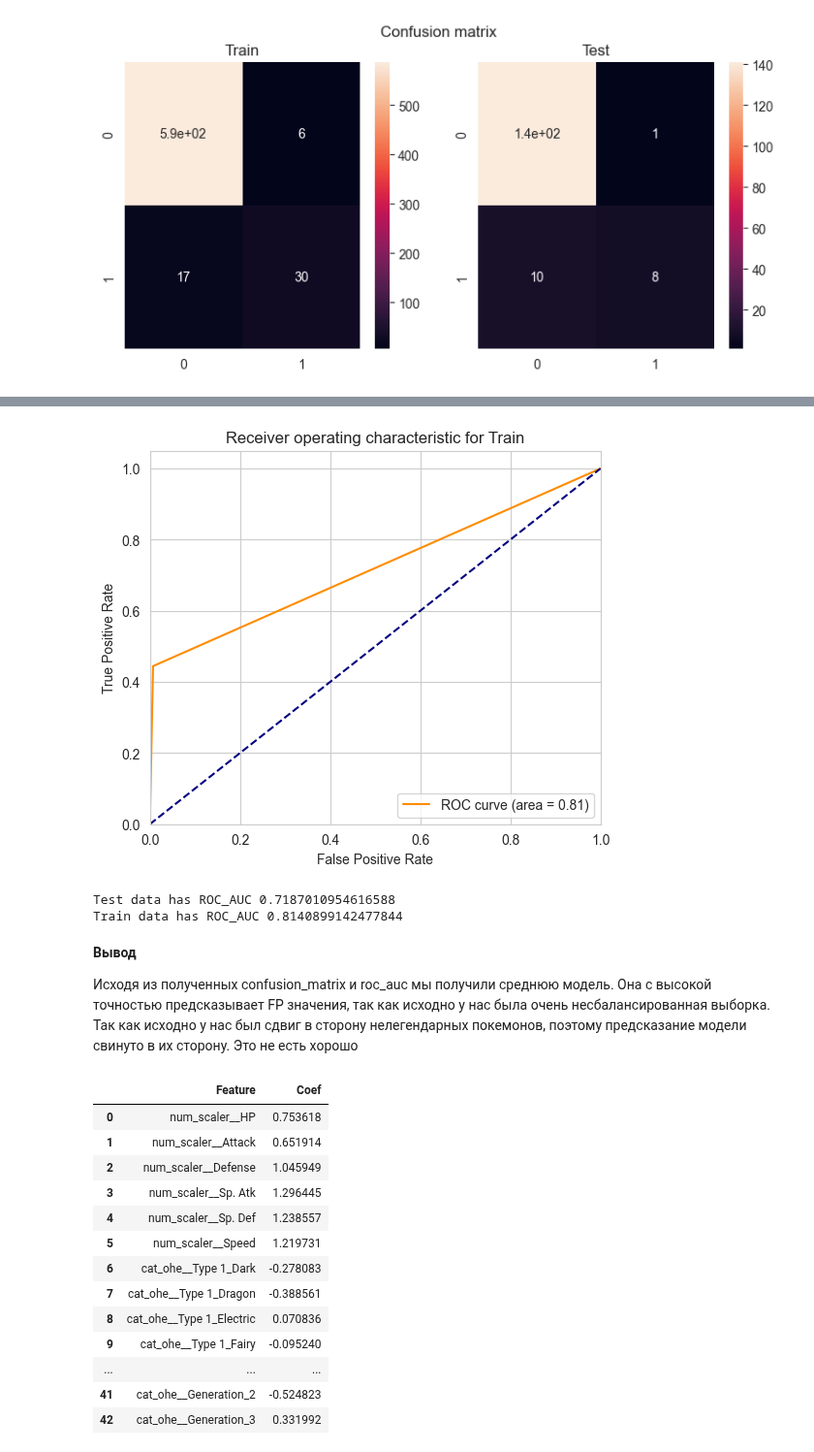
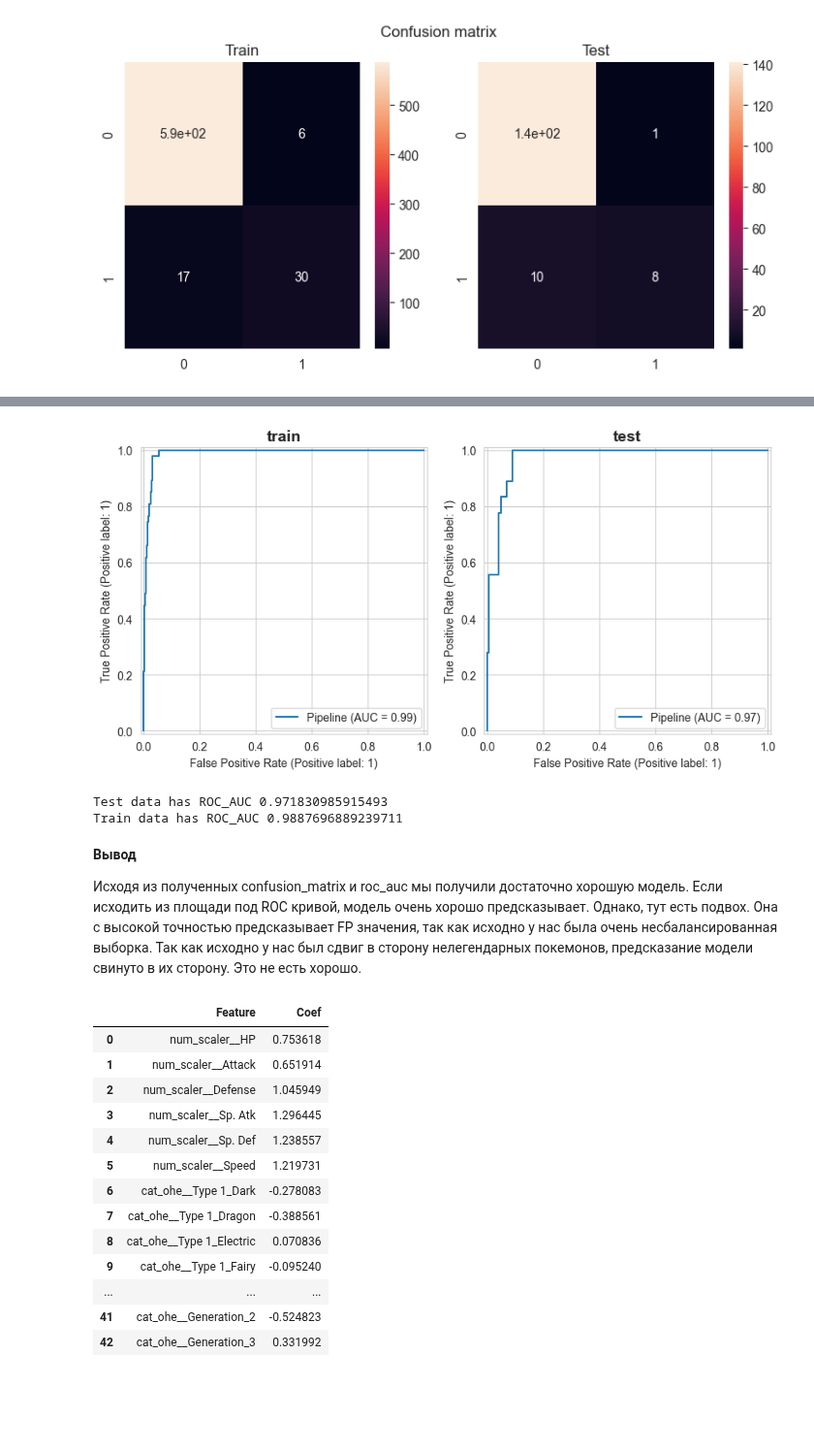
Before and after one commit to EkaterinShitik/BI_ML_2024, a Jupyter notebook: hw2_lr/code/Linear_models.ipynb, the cells around one changed output, grey strips where cells are left out. Shown at 97% size. Saved outputs shown, nothing was run; the diff lists cells and outputs as text; code cells hidden in the pictures; blank space fills up the shorter version.

Commit message:
Correct ROC-curves and conclusions

```diff
--- a/hw2_lr/code/Linear_models.ipynb
+++ b/hw2_lr/code/Linear_models.ipynb
@@ -1046,32 +1029,28 @@ plt.show()
-# %%
-# train
-fpr_train, tpr_train, thresholds_train = roc_curve(y_train, y_train_pred)
-roc_auc = auc(fpr_train, tpr_train)
-plt.figure(figsize=(6, 5))
-plt.plot(fpr_test, tpr_test, color='darkorange', label='ROC curve (area = %0.2f)' % roc_auc)
-plt.plot([0, 1], [0, 1], color='navy', linestyle='--')
-plt.xlim([0.0, 1.0])
-plt.ylim([0.0, 1.05])
-plt.xlabel('False Positive Rate')
-plt.ylabel('True Positive Rate')
-plt.title('Receiver operating characteristic for Train')
-plt.legend(loc="lower right")
-plt.show()
-# %% [output]
-[figure, removed]
+# %%
+# Строю ROC-curve и анализирую результаты
+
+fig, axes = plt.subplots(1, 2, figsize=(10, 5))
+
+RocCurveDisplay.from_estimator(glm_pipeline, X_train, y_train, ax=axes[0])
+axes[0].set_title("train", size=14, weight='bold')
+
+RocCurveDisplay.from_estimator(glm_pipeline, X_test, y_test, ax=axes[1])
+axes[1].set_title("test", size=14, weight='bold');
+# %% [output]
+[figure, added]
 # %%
 # Выполняю отдельно подсчёт площади под кривой
-roc_auc_score_test = roc_auc_score(y_test, y_test_pred)
-roc_auc_score_train = roc_auc_score(y_train, y_train_pred)
+roc_auc_score_test = roc_auc_score(y_test, glm_pipeline.predict_proba(X_test)[:, 1])
+roc_auc_score_train = roc_auc_score(y_train, glm_pipeline.predict_proba(X_train)[:, 1])
 print(f'Test data has ROC_AUC {roc_auc_score_test}')
 print(f'Train data has ROC_AUC {roc_auc_score_train}')
 # %% [output]
-Test data has ROC_AUC 0.7187010954616588
-Train data has ROC_AUC 0.8140899142477844
+Test data has ROC_AUC 0.971830985915493
+Train data has ROC_AUC 0.9887696889239711
 # %% [markdown]
 **Вывод**
 
-Исходя из полученных confusion_matrix и roc_auc мы получили среднюю модель. Она с высокой точностью предсказывает FP значения, так как исходно у нас была очень несбалансированная выборка. Так как исходно у нас был сдвиг в сторону нелегендарных покемонов, поэтому предсказание модели свинуто в их сторону. Это не есть хорошо
+Исходя из полученных confusion_matrix и roc_auc мы получили достаточно хорошую модель. Если исходить из площади под ROC кривой, модель очень хорошо предсказывает. Однако, тут есть подвох. Она с высокой точностью предсказывает FP значения, так как исходно у нас была очень несбалансированная выборка. Так как исходно у нас был сдвиг в сторону нелегендарных покемонов, предсказание модели свинуто в их сторону. Это не есть хорошо.
 # %%
 # Анализирую вклад предикторов
 coef_glm = pd.Series(glm_pipeline[1].coef_[0])
```
Also changed, not shown: parts of 5 cells of this notebook.
